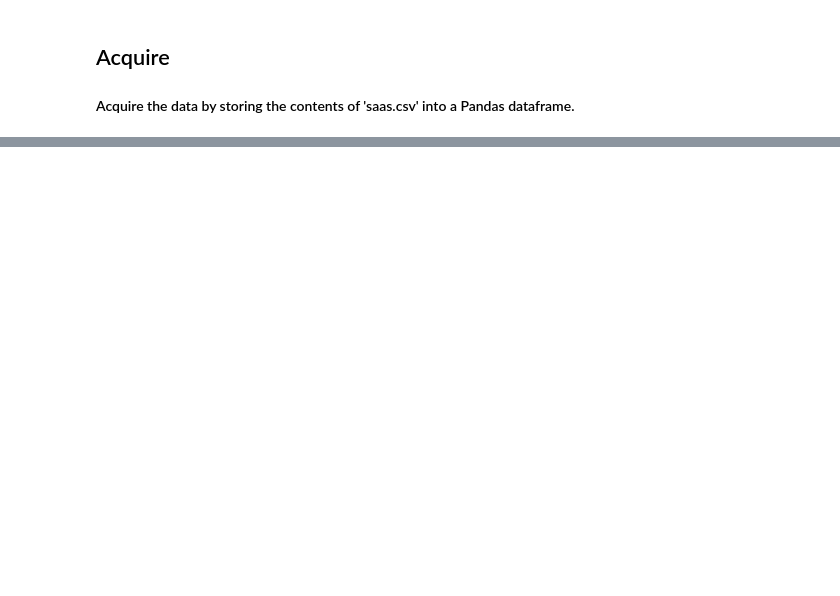
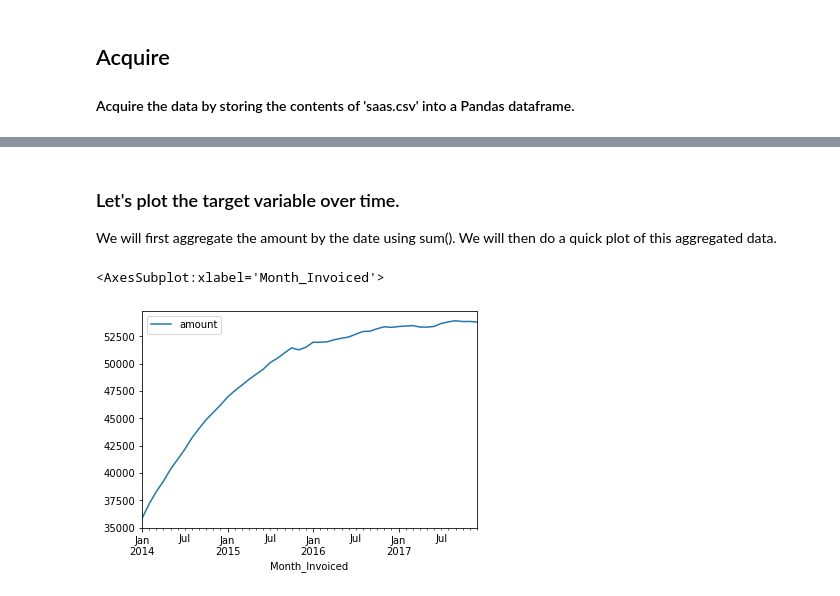
Before and after one commit to brentschriver/time-series-exercises, a Jupyter notebook: model.ipynb, the cells around one changed output, grey strips where cells are left out. Saved outputs shown, nothing was run; the diff lists cells and outputs as text; code cells hidden in the pictures; blank space fills up the shorter version.

Commit message:
Updating time-series modeling exercise.

```diff
--- a/model.ipynb
+++ b/model.ipynb
@@ -42,0 +46,6 @@ df
+# %%
+# Change 'Month_Invoiced' column into a datetime datatype.
+df.Month_Invoiced = pd.to_datetime(df.Month_Invoiced)
+# %%
+# Set 'Month_Invoiced' as the index for the dataframe.
+df = df.set_index('Month_Invoiced').sort_index()
@@ -42,0 +80,2 @@ df
+# %%
+df.rename(columns={'Customer_Id':'customer','Invoice_Id':'invoice','Subscription_Type':'subscription','Amount':'amount'}, inplace=True)
@@ -42,0 +201,9 @@ df
+# %% [markdown]
+### Let's plot the target variable over time.
+We will first aggregate the amount by the date using sum(). We will then do a quick plot of this aggregated data.
+# %%
+by_date = df.groupby(['Month_Invoiced']).amount.sum().reset_index()
+by_date.plot(x='Month_Invoiced', y='amount')
+# %% [output]
+<AxesSubplot:xlabel='Month_Invoiced'>
+[figure, added]
```
Also changed, not shown: parts of 17 cells of this notebook, 1 other file.
